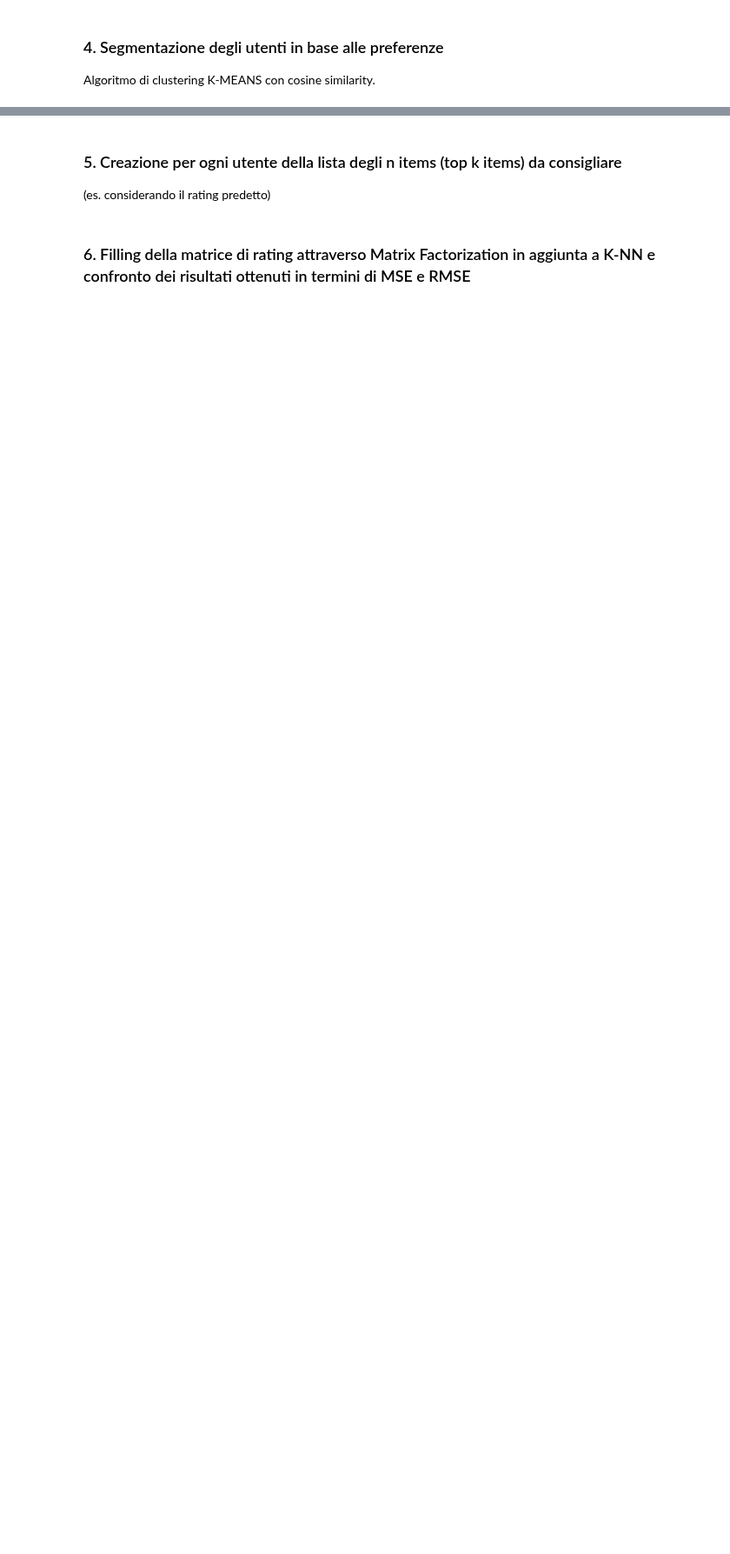
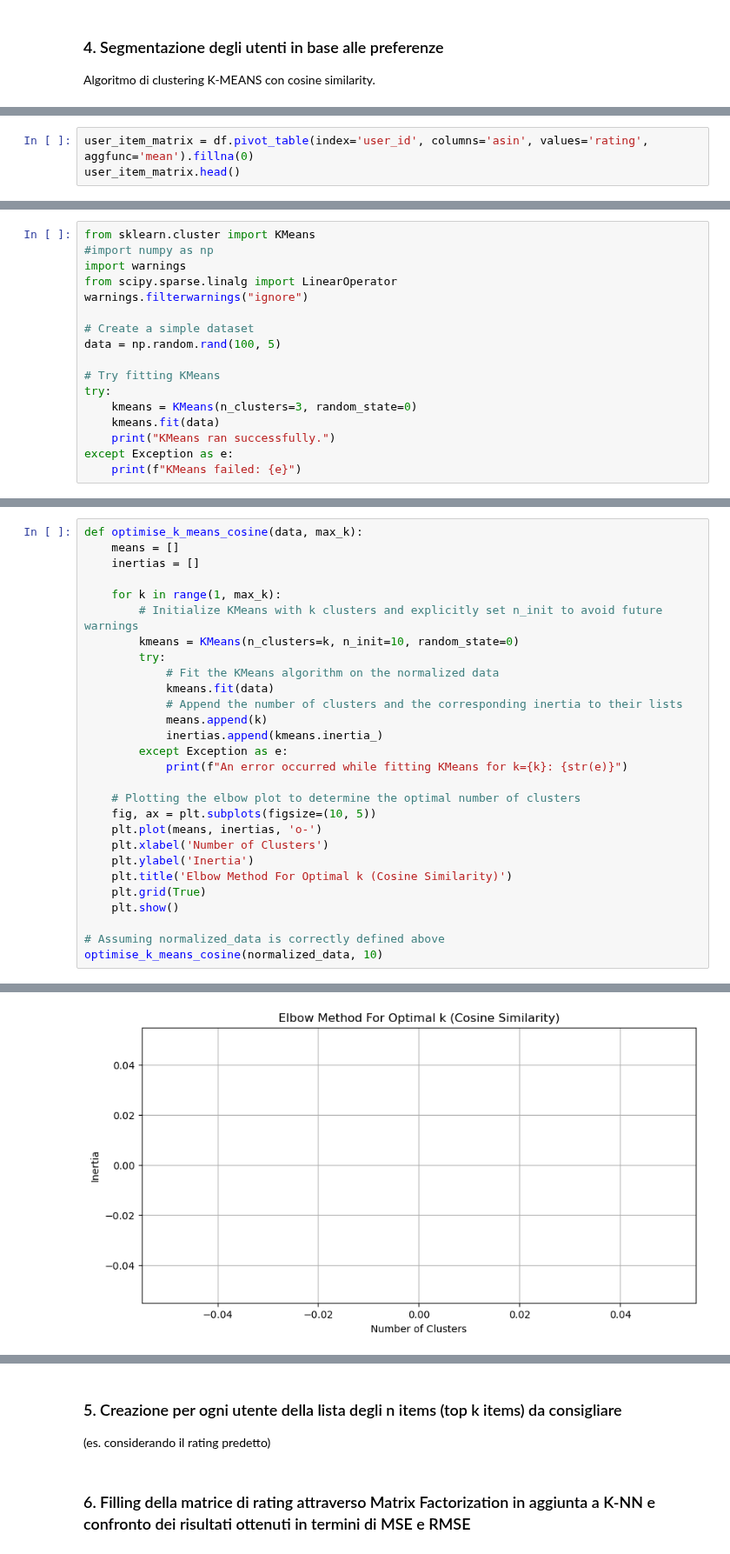
Before and after one commit to richbira/Computing-Methods-for-Business-Management-Project, a Jupyter notebook: Proj_metodi_informatici.ipynb, the cells around one changed output, grey strips where cells are left out. Shown at 87% size. Cells and saved outputs as stored; diff of their text form; blank space fills up the shorter version.

```diff
--- a/Proj_metodi_informatici.ipynb
+++ b/Proj_metodi_informatici.ipynb
@@ -474,0 +411,3 @@ Algoritmo di clustering K-MEANS con cosine similarity.
+# %%
+user_item_matrix = df.pivot_table(index='user_id', columns='asin', values='rating', aggfunc='mean').fillna(0)
+user_item_matrix.head()
@@ -474,0 +448,17 @@ Algoritmo di clustering K-MEANS con cosine similarity.
+# %%
+from sklearn.cluster import KMeans
+#import numpy as np
+import warnings
+from scipy.sparse.linalg import LinearOperator
+warnings.filterwarnings("ignore")
+
+# Create a simple dataset
+data = np.random.rand(100, 5)
+
+# Try fitting KMeans
+try:
+    kmeans = KMeans(n_clusters=3, random_state=0)
+    kmeans.fit(data)
+    print("KMeans ran successfully.")
+except Exception as e:
+    print(f"KMeans failed: {e}")
@@ -474,0 +467,29 @@ Algoritmo di clustering K-MEANS con cosine similarity.
+# %%
+def optimise_k_means_cosine(data, max_k):
+    means = []
+    inertias = []
+
+    for k in range(1, max_k):
+        # Initialize KMeans with k clusters and explicitly set n_init to avoid future warnings
+        kmeans = KMeans(n_clusters=k, n_init=10, random_state=0)
+        try:
+            # Fit the KMeans algorithm on the normalized data
+            kmeans.fit(data)
+            # Append the number of clusters and the corresponding inertia to their lists
+            means.append(k)
+            inertias.append(kmeans.inertia_)
+        except Exception as e:
+            print(f"An error occurred while fitting KMeans for k={k}: {str(e)}")
+
+    # Plotting the elbow plot to determine the optimal number of clusters
+    fig, ax = plt.subplots(figsize=(10, 5))
+    plt.plot(means, inertias, 'o-')
+    plt.xlabel('Number of Clusters')
+    plt.ylabel('Inertia')
+    plt.title('Elbow Method For Optimal k (Cosine Similarity)')
+    plt.grid(True)
+    plt.show()
+
+# Assuming normalized_data is correctly defined above
+optimise_k_means_cosine(normalized_data, 10)
+# %% [output]
@@ -474,0 +505 @@ Algoritmo di clustering K-MEANS con cosine similarity.
+[figure, added]
```
Also changed, not shown: parts of 30 cells of this notebook.
